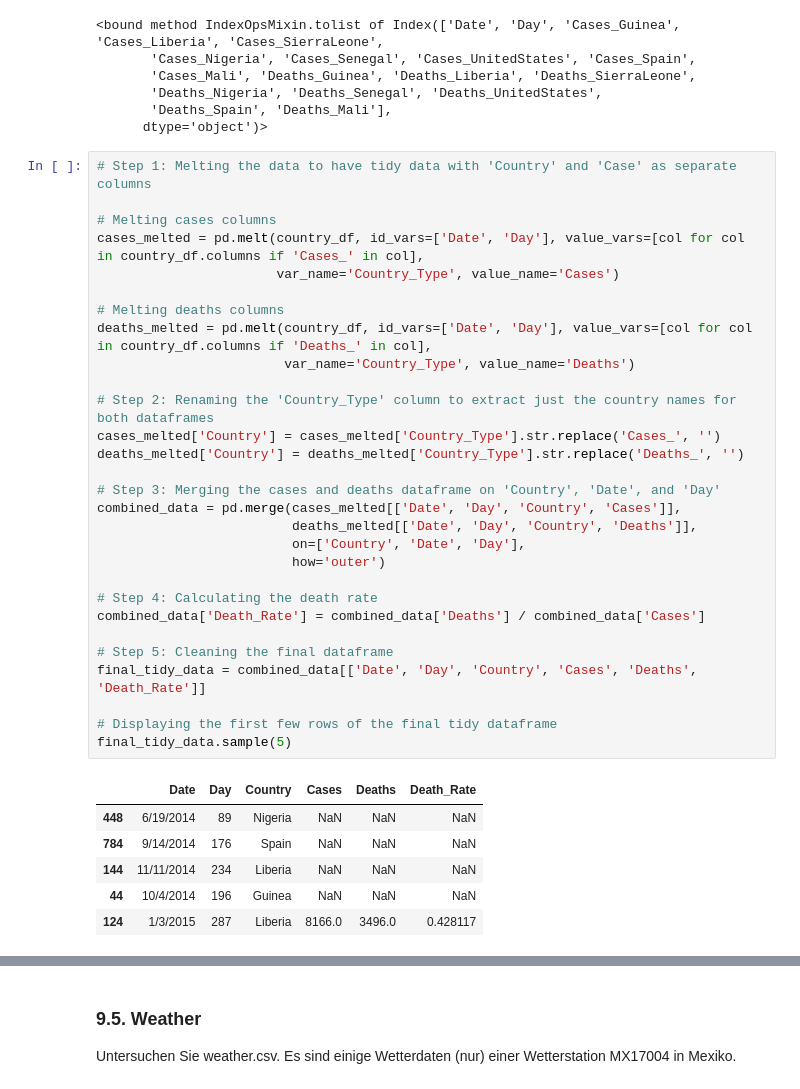
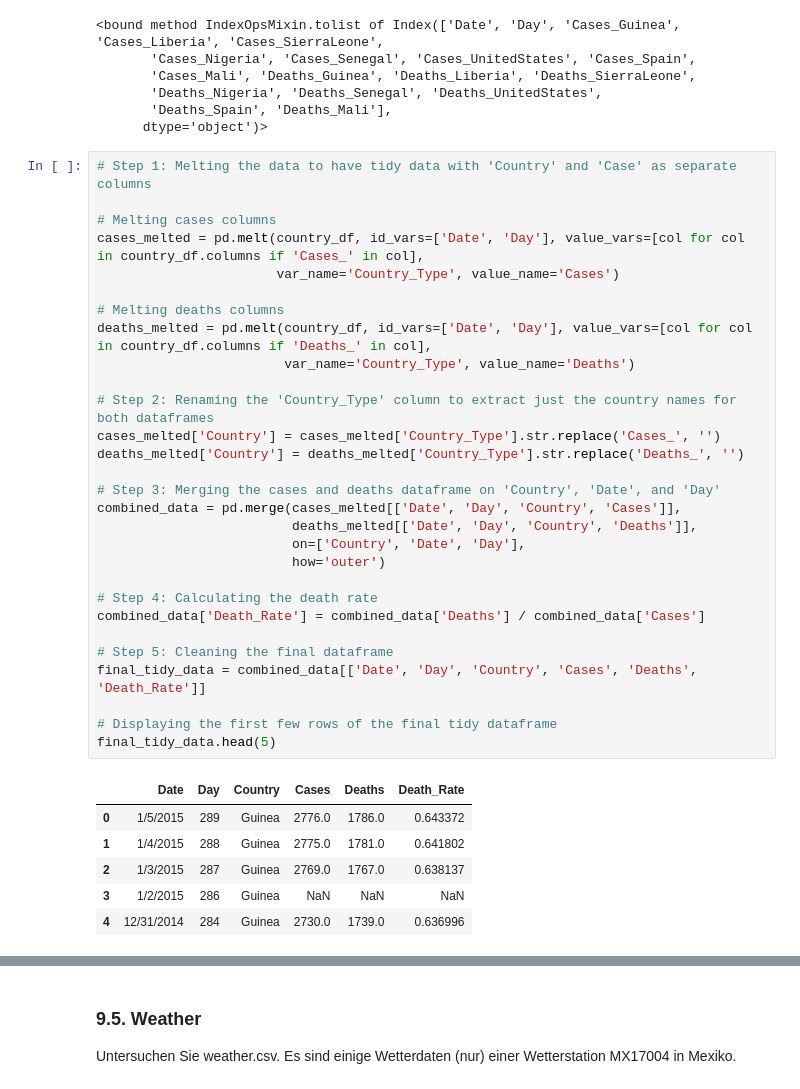
Before and after one commit to OOS-Team/DsKi_DataPreparation, a Jupyter notebook: Aufgabe2_9.ipynb, the cells around one changed output, grey strips where cells are left out. Drawn from its saved outputs; the diff is of its cells as text.

```diff
--- a/Aufgabe2_9.ipynb
+++ b/Aufgabe2_9.ipynb
@@ -169,39 +186,39 @@ country_df.columns.tolist
 # %%
 # Step 1: Melting the data to have tidy data with 'Country' and 'Case' as separate columns
 
 # Melting cases columns
 cases_melted = pd.melt(country_df, id_vars=['Date', 'Day'], value_vars=[col for col in country_df.columns if 'Cases_' in col],
                        var_name='Country_Type', value_name='Cases')
 
 # Melting deaths columns
 deaths_melted = pd.melt(country_df, id_vars=['Date', 'Day'], value_vars=[col for col in country_df.columns if 'Deaths_' in col],
                         var_name='Country_Type', value_name='Deaths')
 
 # Step 2: Renaming the 'Country_Type' column to extract just the country names for both dataframes
 cases_melted['Country'] = cases_melted['Country_Type'].str.replace('Cases_', '')
 deaths_melted['Country'] = deaths_melted['Country_Type'].str.replace('Deaths_', '')
 
 # Step 3: Merging the cases and deaths dataframe on 'Country', 'Date', and 'Day'
 combined_data = pd.merge(cases_melted[['Date', 'Day', 'Country', 'Cases']],
                          deaths_melted[['Date', 'Day', 'Country', 'Deaths']],
                          on=['Country', 'Date', 'Day'],
                          how='outer')
 
 # Step 4: Calculating the death rate
 combined_data['Death_Rate'] = combined_data['Deaths'] / combined_data['Cases']
 
 # Step 5: Cleaning the final dataframe
 final_tidy_data = combined_data[['Date', 'Day', 'Country', 'Cases', 'Deaths', 'Death_Rate']]
 
 # Displaying the first few rows of the final tidy dataframe
-final_tidy_data.sample(5)
+final_tidy_data.head(5)
 # %% [output]
 |  | Date | Day | Country | Cases | Deaths | Death_Rate |
-| 448 | 6/19/2014 | 89 | Nigeria | NaN | NaN | NaN |
-| 784 | 9/14/2014 | 176 | Spain | NaN | NaN | NaN |
-| 144 | 11/11/2014 | 234 | Liberia | NaN | NaN | NaN |
-| 44 | 10/4/2014 | 196 | Guinea | NaN | NaN | NaN |
-| 124 | 1/3/2015 | 287 | Liberia | 8166.0 | 3496.0 | 0.428117 |
+| 0 | 1/5/2015 | 289 | Guinea | 2776.0 | 1786.0 | 0.643372 |
+| 1 | 1/4/2015 | 288 | Guinea | 2775.0 | 1781.0 | 0.641802 |
+| 2 | 1/3/2015 | 287 | Guinea | 2769.0 | 1767.0 | 0.638137 |
+| 3 | 1/2/2015 | 286 | Guinea | NaN | NaN | NaN |
+| 4 | 12/31/2014 | 284 | Guinea | 2730.0 | 1739.0 | 0.636996 |
 # %%
 tidy_df.head()
 # %% [output]
```
Also changed, not shown: parts of 7 cells of this notebook, 3 other files.
